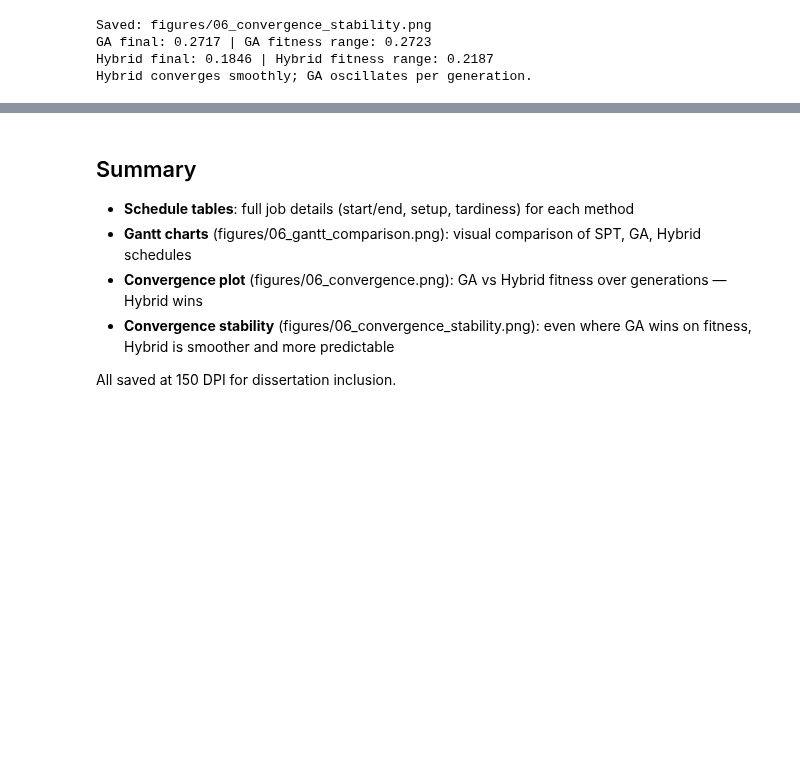
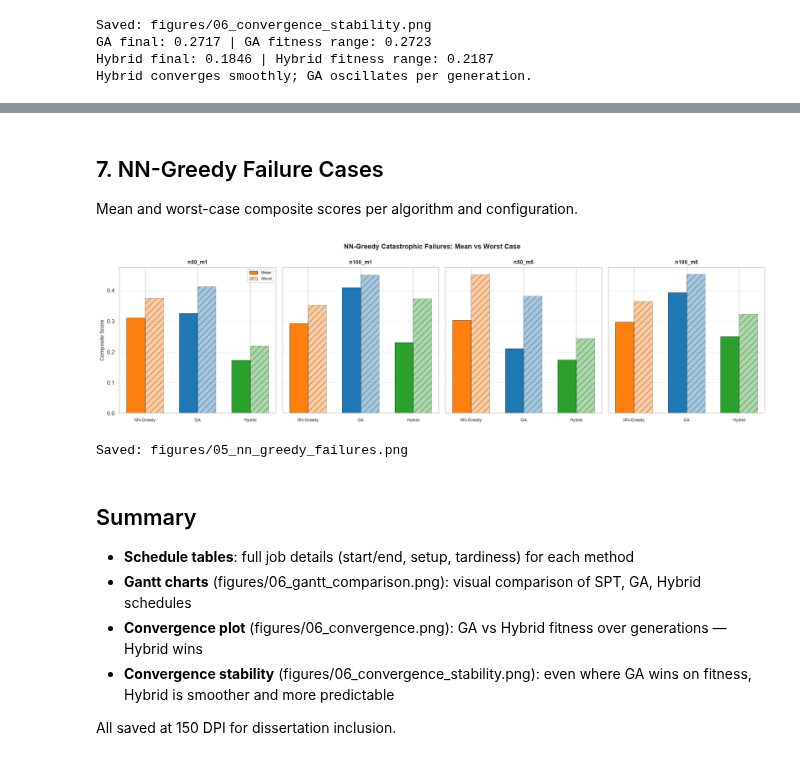
Before and after one commit to Gogula11/Dissertation, a Jupyter notebook: notebooks/06_visualisations.ipynb, the cells around one changed output, grey strips where cells are left out. Cells and saved outputs as stored; diff of their text form; code cells hidden in the pictures; blank space fills up the shorter version.

```diff
--- a/notebooks/06_visualisations.ipynb
+++ b/notebooks/06_visualisations.ipynb
@@ -361,3 +438,48 @@ Hybrid converges smoothly; GA oscillates per generation.
+# %% [markdown]
+## 7. NN-Greedy Failure Cases
+
+Mean and worst-case composite scores per algorithm and configuration.
+# %%
+with open(os.path.join(root, 'results/raw/baselines.json')) as f:
+    bl_data = json.load(f)
+with open(os.path.join(root, 'results/raw/ga.json')) as f:
+    ga_data = json.load(f)
+with open(os.path.join(root, 'results/raw/hybrid.json')) as f:
+    hy_data = json.load(f)
+
+configs = ['n50_m1', 'n100_m1', 'n50_m5', 'n100_m5']
+fig, axes = plt.subplots(1, 4, figsize=(18, 5), sharey=True)
+titles = ['n50_m1', 'n100_m1', 'n50_m5', 'n100_m5']
+
+for ax, cfg, title in zip(axes, configs, titles):
+    nn_comp = [r['composite'] for r in bl_data[cfg]['nn_greedy']]
+    ga_comp = [r['composite'] for r in ga_data[cfg]]
+    hy_comp = [r['composite'] for r in hy_data[cfg]]
+
+    data = [
+        [statistics.mean(nn_comp), statistics.mean(ga_comp), statistics.mean(hy_comp)],
+        [max(nn_comp), max(ga_comp), max(hy_comp)]
+    ]
+    x = np.arange(3)
+    w = 0.35
+    ax.bar(x - w/2, data[0], w, label='Mean', color=['#ff7f0e', '#1f77b4', '#2ca02c'], edgecolor='black', linewidth=0.5)
+    ax.bar(x + w/2, data[1], w, label='Worst', color=['#ff7f0e', '#1f77b4', '#2ca02c'], alpha=0.4, edgecolor='black', linewidth=0.5, hatch='//')
+    ax.set_xticks(x)
+    ax.set_xticklabels(['NN-Greedy', 'GA', 'Hybrid'], fontsize=8)
+    ax.set_title(title, fontsize=10, fontweight='bold')
+    ax.grid(True, alpha=0.3, axis='y')
+    if ax == axes[0]:
+        ax.set_ylabel('Composite Score', fontsize=10)
+        ax.legend(fontsize=8)
+
+fig.suptitle('NN-Greedy Catastrophic Failures: Mean vs Worst Case', fontsize=13, fontweight='bold')
+plt.tight_layout()
+plt.savefig(os.path.join(root, 'figures/05_nn_greedy_failures.png'), dpi=150, bbox_inches='tight')
+plt.show()
+print('Saved: figures/05_nn_greedy_failures.png')
+# %% [output]
+[figure, added]
+Saved: figures/05_nn_greedy_failures.png
 # %% [markdown]
 ## Summary
 
```
Also changed, not shown: parts of 4 cells of this notebook, 10 other files.
